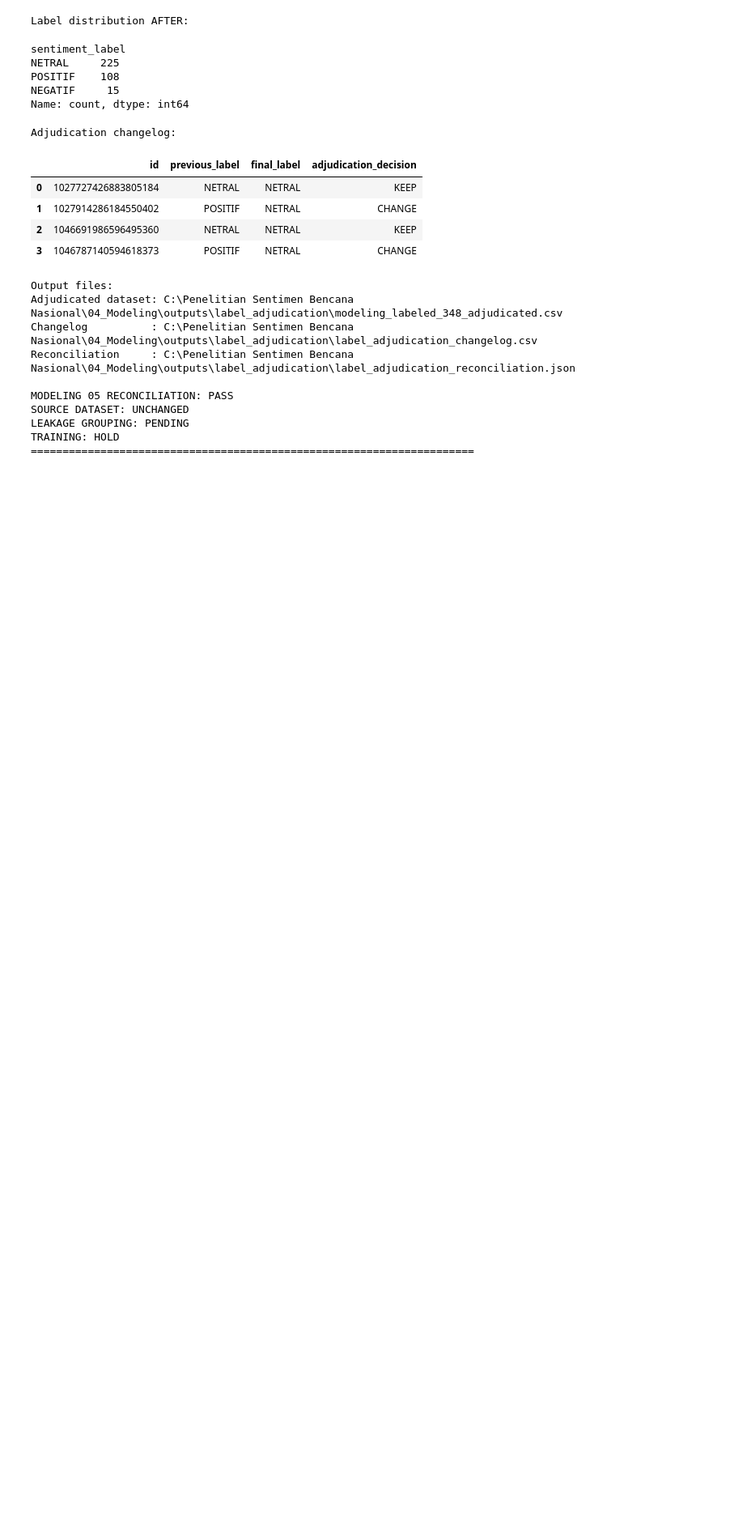
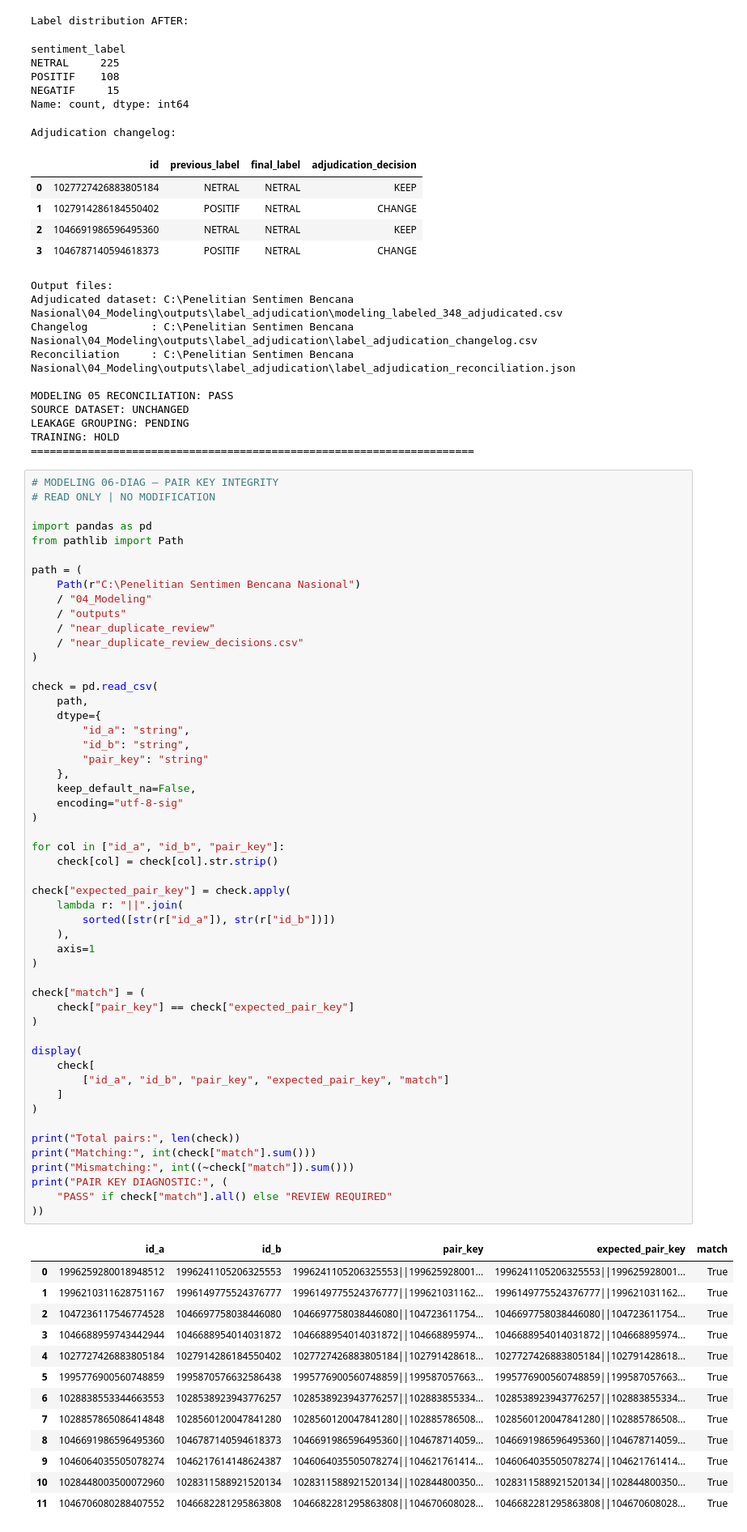
Before and after one commit to YusakSR/Penelitian-Sentimen-Bencana-Nasional, a Jupyter notebook: 04_Modeling/04_modeling.ipynb, the cells around one changed output. Shown at 81% size. Cells and saved outputs as stored; diff of their text form; blank space fills up the shorter version.

Commit message:
Modeling Part6 Leakage Group Construction and Validation

```diff
--- a/04_Modeling/04_modeling.ipynb
+++ b/04_Modeling/04_modeling.ipynb
@@ -3753,3 +3753,69 @@ SOURCE DATASET: UNCHANGED
 LEAKAGE GROUPING: PENDING
 TRAINING: HOLD
 ======================================================================
+# %%
+# MODELING 06-DIAG — PAIR KEY INTEGRITY
+# READ ONLY | NO MODIFICATION
+
+import pandas as pd
+from pathlib import Path
+
+path = (
+    Path(r"C:\Penelitian Sentimen Bencana Nasional")
+    / "04_Modeling"
+    / "outputs"
+    / "near_duplicate_review"
+    / "near_duplicate_review_decisions.csv"
+)
+
+check = pd.read_csv(
+    path,
+    dtype={
+        "id_a": "string",
+        "id_b": "string",
+        "pair_key": "string"
+    },
+    keep_default_na=False,
+    encoding="utf-8-sig"
+)
+
+for col in ["id_a", "id_b", "pair_key"]:
+    check[col] = check[col].str.strip()
+
+check["expected_pair_key"] = check.apply(
+    lambda r: "||".join(
+        sorted([str(r["id_a"]), str(r["id_b"])])
+    ),
+    axis=1
+)
+
+check["match"] = (
+    check["pair_key"] == check["expected_pair_key"]
+)
+
+display(
+    check[
+        ["id_a", "id_b", "pair_key", "expected_pair_key", "match"]
+    ]
+)
+
+print("Total pairs:", len(check))
+print("Matching:", int(check["match"].sum()))
+print("Mismatching:", int((~check["match"]).sum()))
+print("PAIR KEY DIAGNOSTIC:", (
+    "PASS" if check["match"].all() else "REVIEW REQUIRED"
+))
+# %% [output]
+|  | id_a | id_b | pair_key | expected_pair_key | match |
+| 0 | 1996259280018948512 | 1996241105206325553 | 1996241105206325553||199625928001... | 1996241105206325553||199625928001... | True |
+| 1 | 1996210311628751167 | 1996149775524376777 | 1996149775524376777||199621031162... | 1996149775524376777||199621031162... | True |
+| 2 | 1047236117546774528 | 1046697758038446080 | 1046697758038446080||104723611754... | 1046697758038446080||104723611754... | True |
+| 3 | 1046688959743442944 | 1046688954014031872 | 1046688954014031872||104668895974... | 1046688954014031872||104668895974... | True |
+| 4 | 1027727426883805184 | 1027914286184550402 | 1027727426883805184||102791428618... | 1027727426883805184||102791428618... | True |
+| 5 | 1995776900560748859 | 1995870576632586438 | 1995776900560748859||199587057663... | 1995776900560748859||199587057663... | True |
+| 6 | 1028838553344663553 | 1028538923943776257 | 1028538923943776257||102883855334... | 1028538923943776257||102883855334... | True |
+| 7 | 1028857865086414848 | 1028560120047841280 | 1028560120047841280||102885786508... | 1028560120047841280||102885786508... | True |
+| 8 | 1046691986596495360 | 1046787140594618373 | 1046691986596495360||104678714059... | 1046691986596495360||104678714059... | True |
+| 9 | 1046064035505078274 | 1046217614148624387 | 1046064035505078274||104621761414... | 1046064035505078274||104621761414... | True |
+| 10 | 1028448003500072960 | 1028311588921520134 | 1028311588921520134||102844800350... | 1028311588921520134||102844800350... | True |
+| 11 | 1046706080288407552 | 1046682281295863808 | 1046682281295863808||104670608028... | 1046682281295863808||104670608028... | True |
```
Also changed, not shown: parts of 2 cells of this notebook, 3 other files.
